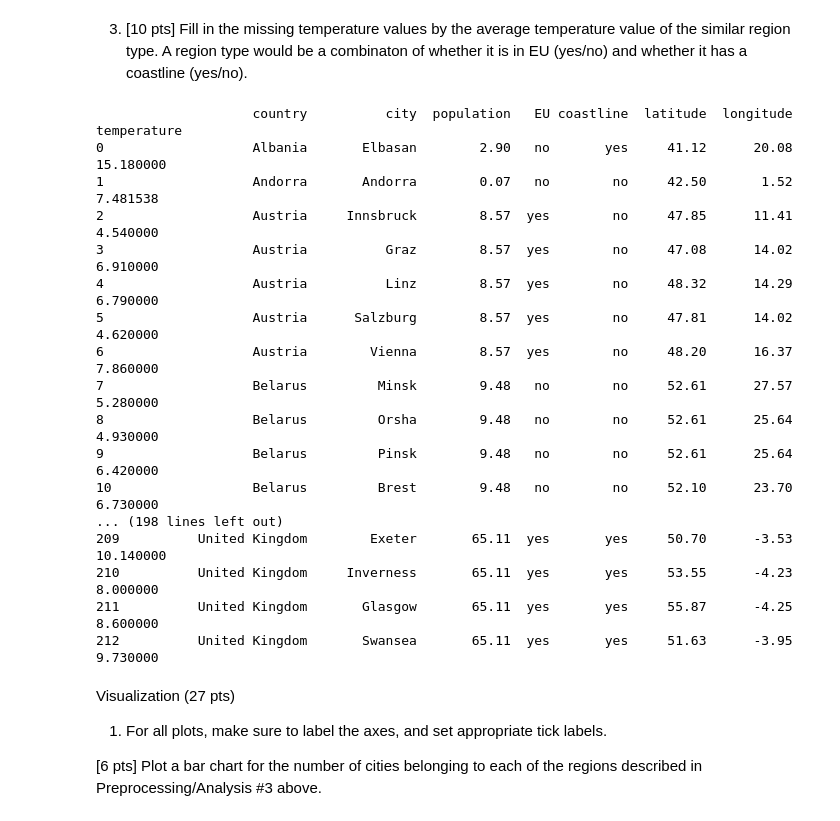
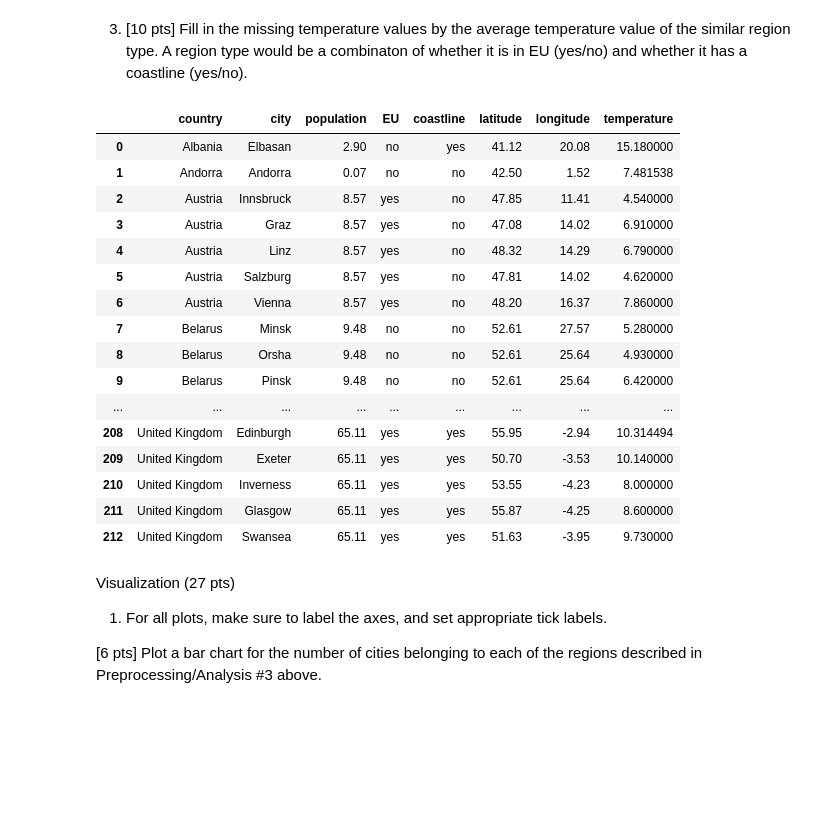
Before and after one commit to djwong23/CS210Asst3, a Jupyter notebook: eucities_temps.ipynb, the cells around one changed output. Saved outputs shown, nothing was run; the diff lists cells and outputs as text; code cells hidden in the pictures; blank space fills up the shorter version.

```diff
--- a/eucities_temps.ipynb
+++ b/eucities_temps.ipynb
@@ -51,39 +33,40 @@ Name: country, dtype: object
 # %%
 eu_coast = eucities[(eucities['EU'] == 'yes') & (eucities['coastline'] == 'yes')]
 eu_coast_avg = eu_coast['temperature'].mean()
 eu_notcoast = eucities[(eucities['EU'] == 'yes') & (eucities['coastline'] == 'no')]
 eu_notcoast_avg = eu_notcoast['temperature'].mean()
 noteu_coast = eucities[(eucities['EU'] == 'no') & (eucities['coastline'] == 'yes')]
 noteu_coast_avg = noteu_coast['temperature'].mean()
 noteu_notcoast = eucities[(eucities['EU'] == 'no') & (eucities['coastline'] == 'no')]
 noteu_notcoast_avg = noteu_notcoast['temperature'].mean()
 
 eucities.loc[(eucities['EU'] == 'yes') & (eucities['coastline'] == 'yes') & (
     pd.isna(eucities['temperature'])), 'temperature'] = eu_coast_avg
 eucities.loc[(eucities['EU'] == 'no') & (eucities['coastline'] == 'yes') & (
     pd.isna(eucities['temperature'])), 'temperature'] = noteu_coast_avg
 eucities.loc[(eucities['EU'] == 'yes') & (eucities['coastline'] == 'no') & (
     pd.isna(eucities['temperature'])), 'temperature'] = eu_notcoast_avg
 eucities.loc[(eucities['EU'] == 'no') & (eucities['coastline'] == 'no') & (
     pd.isna(eucities['temperature'])), 'temperature'] = noteu_notcoast_avg
+eucities
 # %% [output]
-                    country          city  population   EU coastline  latitude  longitude  temperature
-0                   Albania       Elbasan        2.90   no       yes     41.12      20.08    15.180000
-1                   Andorra       Andorra        0.07   no        no     42.50       1.52     7.481538
-2                   Austria     Innsbruck        8.57  yes        no     47.85      11.41     4.540000
-3                   Austria          Graz        8.57  yes        no     47.08      14.02     6.910000
-4                   Austria          Linz        8.57  yes        no     48.32      14.29     6.790000
-5                   Austria      Salzburg        8.57  yes        no     47.81      14.02     4.620000
-6                   Austria        Vienna        8.57  yes        no     48.20      16.37     7.860000
-7                   Belarus         Minsk        9.48   no        no     52.61      27.57     5.280000
-8                   Belarus         Orsha        9.48   no        no     52.61      25.64     4.930000
-9                   Belarus         Pinsk        9.48   no        no     52.61      25.64     6.420000
-10                  Belarus         Brest        9.48   no        no     52.10      23.70     6.730000
-... (198 lines left out)
-209          United Kingdom        Exeter       65.11  yes       yes     50.70      -3.53    10.140000
-210          United Kingdom     Inverness       65.11  yes       yes     53.55      -4.23     8.000000
-211          United Kingdom       Glasgow       65.11  yes       yes     55.87      -4.25     8.600000
-212          United Kingdom       Swansea       65.11  yes       yes     51.63      -3.95     9.730000
+|  | country | city | population | EU | coastline | latitude | longitude | temperature |
+| 0 | Albania | Elbasan | 2.90 | no | yes | 41.12 | 20.08 | 15.180000 |
+| 1 | Andorra | Andorra | 0.07 | no | no | 42.50 | 1.52 | 7.481538 |
+| 2 | Austria | Innsbruck | 8.57 | yes | no | 47.85 | 11.41 | 4.540000 |
+| 3 | Austria | Graz | 8.57 | yes | no | 47.08 | 14.02 | 6.910000 |
+| 4 | Austria | Linz | 8.57 | yes | no | 48.32 | 14.29 | 6.790000 |
+| 5 | Austria | Salzburg | 8.57 | yes | no | 47.81 | 14.02 | 4.620000 |
+| 6 | Austria | Vienna | 8.57 | yes | no | 48.20 | 16.37 | 7.860000 |
+| 7 | Belarus | Minsk | 9.48 | no | no | 52.61 | 27.57 | 5.280000 |
+| 8 | Belarus | Orsha | 9.48 | no | no | 52.61 | 25.64 | 4.930000 |
+| 9 | Belarus | Pinsk | 9.48 | no | no | 52.61 | 25.64 | 6.420000 |
+| ... | ... | ... | ... | ... | ... | ... | ... | ... |
+| 208 | United Kingdom | Edinburgh | 65.11 | yes | yes | 55.95 | -2.94 | 10.314494 |
+| 209 | United Kingdom | Exeter | 65.11 | yes | yes | 50.70 | -3.53 | 10.140000 |
+| 210 | United Kingdom | Inverness | 65.11 | yes | yes | 53.55 | -4.23 | 8.000000 |
+| 211 | United Kingdom | Glasgow | 65.11 | yes | yes | 55.87 | -4.25 | 8.600000 |
+| 212 | United Kingdom | Swansea | 65.11 | yes | yes | 51.63 | -3.95 | 9.730000 |
 # %% [markdown]
 Visualization (27 pts)
 1. For all plots, make sure to label the axes, and set appropriate tick labels.
```
Also changed, not shown: parts of 3 cells of this notebook.
